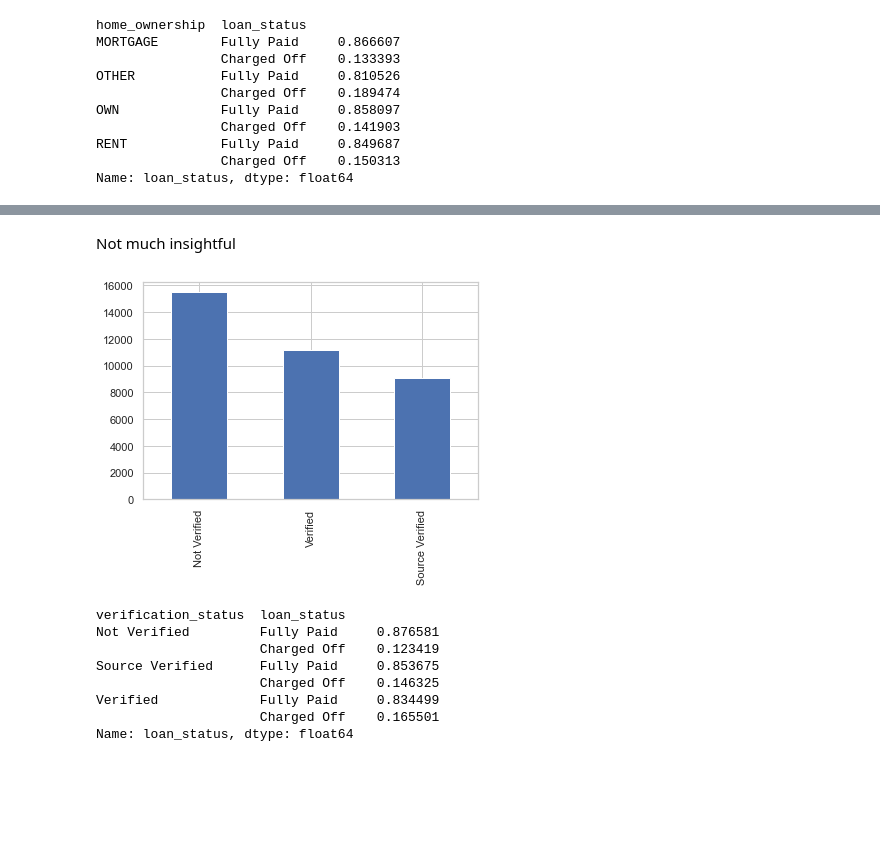
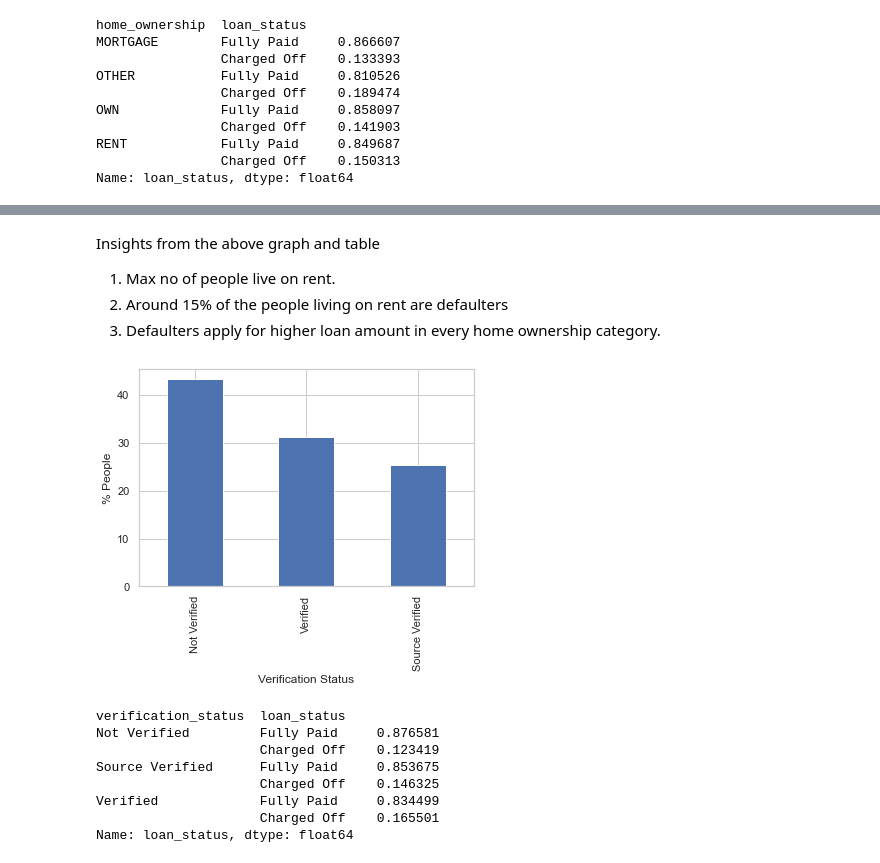
Before and after one commit to Harshulagarwal/LendingClubCaseStudy, a Jupyter notebook: LENDING_CLUB_CASE_STUDY.ipynb, the cells around one changed output, grey strips where cells are left out. Saved outputs shown, nothing was run; the diff lists cells and outputs as text; code cells hidden in the pictures; blank space fills up the shorter version.

```diff
--- a/LENDING_CLUB_CASE_STUDY.ipynb
+++ b/LENDING_CLUB_CASE_STUDY.ipynb
@@ -580,10 +598,13 @@ Name: loan_status, dtype: float64
 # %% [markdown]
-Not much insightful
+Insights from the above graph and table
+1. Max no of people live on rent.
+2. Around 15% of the people living on rent are defaulters
+3. Defaulters apply for higher loan amount in every home ownership category.
 # %%
-loan['verification_status'].value_counts().plot.bar()
+(loan['verification_status'].value_counts(1)*100).plot.bar(xlabel = 'Verification Status' ,ylabel = '% People')
 plt.show()
 # %% [output]
-[figure, old version]
+[figure, new version]
 # %%
 loan.groupby('verification_status')['loan_status'].value_counts(1)
 # %% [output]
```
Also changed, not shown: parts of 26 cells of this notebook.
